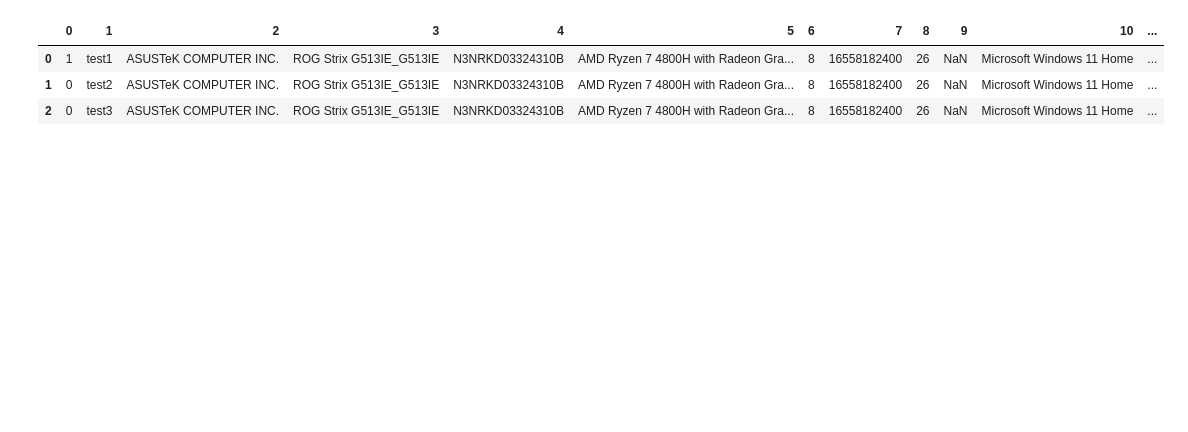
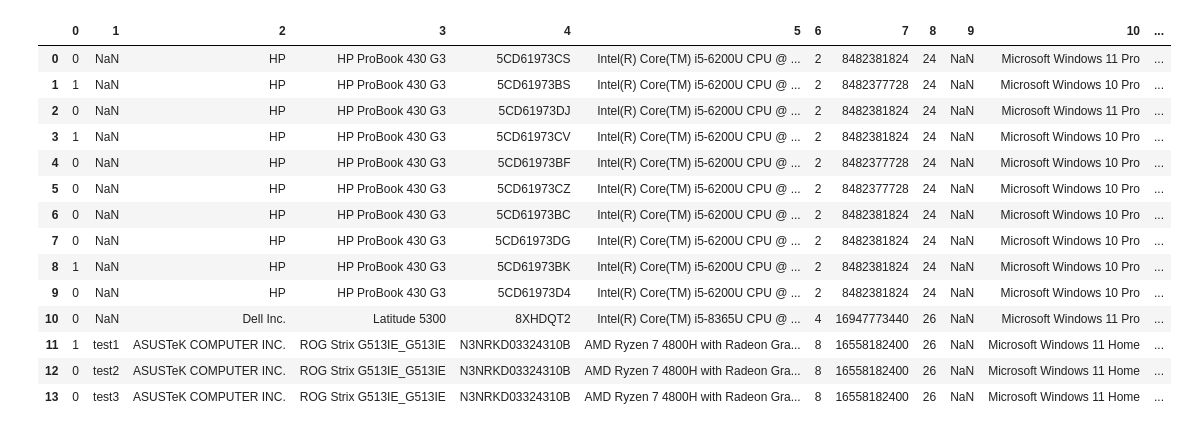
Before and after one commit to K80K8/SS, a Jupyter notebook: get_info/process_data.ipynb, the cells around one changed output. Cells and saved outputs as stored; diff of their text form; code cells hidden in the pictures; blank space fills up the shorter version.

```diff
--- a/get_info/process_data.ipynb
+++ b/get_info/process_data.ipynb
@@ -157,12 +188,23 @@ display(df_combined)
 # %%
-for col in df_combined.select_dtypes(include=['object']).columns:
-    df_combined[col] = df_combined[col].str.strip()
-display(df_combined)
+# for col in df_combined.select_dtypes(include=['object']).columns:
+#     df_combined[col] = df_combined[col].str.strip()
+# display(df_combined)
 # %% [output]
 |  | 0 | 1 | 2 | 3 | 4 | 5 | 6 | 7 | 8 | 9 | 10 | ... |
-| 0 | 1 | test1 | ASUSTeK COMPUTER INC. | ROG Strix G513IE_G513IE | N3NRKD03324310B | AMD Ryzen 7 4800H with Radeon Gra... | 8 | 16558182400 | 26 | NaN | Microsoft Windows 11 Home | ... |
-| 1 | 0 | test2 | ASUSTeK COMPUTER INC. | ROG Strix G513IE_G513IE | N3NRKD03324310B | AMD Ryzen 7 4800H with Radeon Gra... | 8 | 16558182400 | 26 | NaN | Microsoft Windows 11 Home | ... |
-| 2 | 0 | test3 | ASUSTeK COMPUTER INC. | ROG Strix G513IE_G513IE | N3NRKD03324310B | AMD Ryzen 7 4800H with Radeon Gra... | 8 | 16558182400 | 26 | NaN | Microsoft Windows 11 Home | ... |
+| 0 | 0 | NaN | HP | HP ProBook 430 G3 | 5CD61973CS | Intel(R) Core(TM) i5-6200U CPU @ ... | 2 | 8482381824 | 24 | NaN | Microsoft Windows 11 Pro | ... |
+| 1 | 1 | NaN | HP | HP ProBook 430 G3 | 5CD61973BS | Intel(R) Core(TM) i5-6200U CPU @ ... | 2 | 8482377728 | 24 | NaN | Microsoft Windows 10 Pro | ... |
+| 2 | 0 | NaN | HP | HP ProBook 430 G3 | 5CD61973DJ | Intel(R) Core(TM) i5-6200U CPU @ ... | 2 | 8482381824 | 24 | NaN | Microsoft Windows 11 Pro | ... |
+| 3 | 1 | NaN | HP | HP ProBook 430 G3 | 5CD61973CV | Intel(R) Core(TM) i5-6200U CPU @ ... | 2 | 8482381824 | 24 | NaN | Microsoft Windows 10 Pro | ... |
+| 4 | 0 | NaN | HP | HP ProBook 430 G3 | 5CD61973BF | Intel(R) Core(TM) i5-6200U CPU @ ... | 2 | 8482377728 | 24 | NaN | Microsoft Windows 10 Pro | ... |
+| 5 | 0 | NaN | HP | HP ProBook 430 G3 | 5CD61973CZ | Intel(R) Core(TM) i5-6200U CPU @ ... | 2 | 8482377728 | 24 | NaN | Microsoft Windows 10 Pro | ... |
+| 6 | 0 | NaN | HP | HP ProBook 430 G3 | 5CD61973BC | Intel(R) Core(TM) i5-6200U CPU @ ... | 2 | 8482381824 | 24 | NaN | Microsoft Windows 10 Pro | ... |
+| 7 | 0 | NaN | HP | HP ProBook 430 G3 | 5CD61973DG | Intel(R) Core(TM) i5-6200U CPU @ ... | 2 | 8482381824 | 24 | NaN | Microsoft Windows 10 Pro | ... |
+| 8 | 1 | NaN | HP | HP ProBook 430 G3 | 5CD61973BK | Intel(R) Core(TM) i5-6200U CPU @ ... | 2 | 8482381824 | 24 | NaN | Microsoft Windows 10 Pro | ... |
+| 9 | 0 | NaN | HP | HP ProBook 430 G3 | 5CD61973D4 | Intel(R) Core(TM) i5-6200U CPU @ ... | 2 | 8482381824 | 24 | NaN | Microsoft Windows 10 Pro | ... |
+| 10 | 0 | NaN | Dell Inc. | Latitude 5300 | 8XHDQT2 | Intel(R) Core(TM) i5-8365U CPU @ ... | 4 | 16947773440 | 26 | NaN | Microsoft Windows 11 Pro | ... |
+| 11 | 1 | test1 | ASUSTeK COMPUTER INC. | ROG Strix G513IE_G513IE | N3NRKD03324310B | AMD Ryzen 7 4800H with Radeon Gra... | 8 | 16558182400 | 26 | NaN | Microsoft Windows 11 Home | ... |
+| 12 | 0 | test2 | ASUSTeK COMPUTER INC. | ROG Strix G513IE_G513IE | N3NRKD03324310B | AMD Ryzen 7 4800H with Radeon Gra... | 8 | 16558182400 | 26 | NaN | Microsoft Windows 11 Home | ... |
+| 13 | 0 | test3 | ASUSTeK COMPUTER INC. | ROG Strix G513IE_G513IE | N3NRKD03324310B | AMD Ryzen 7 4800H with Radeon Gra... | 8 | 16558182400 | 26 | NaN | Microsoft Windows 11 Home | ... |
 # %%
 # Only keep first 4 words for Ryzen
 keyword = 'AMD Ryzen'
```
Also changed, not shown: parts of 16 cells of this notebook.
